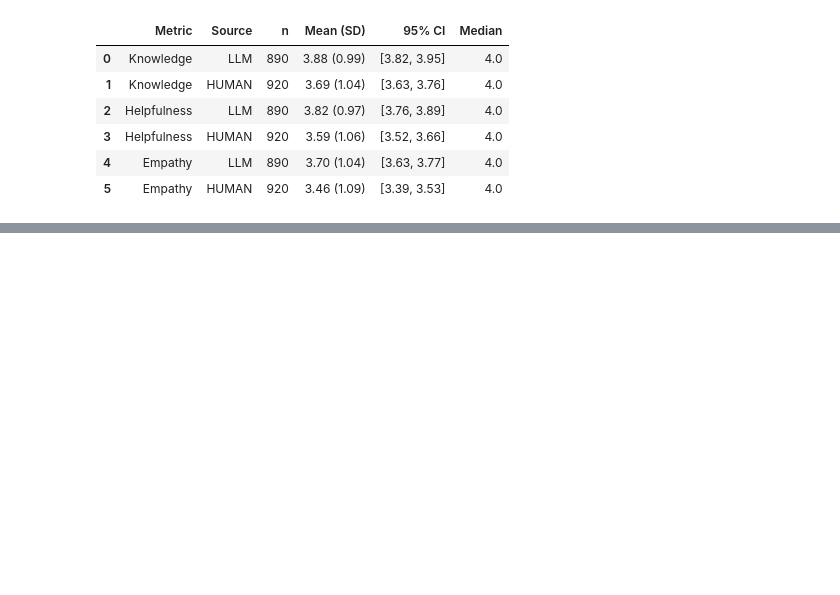
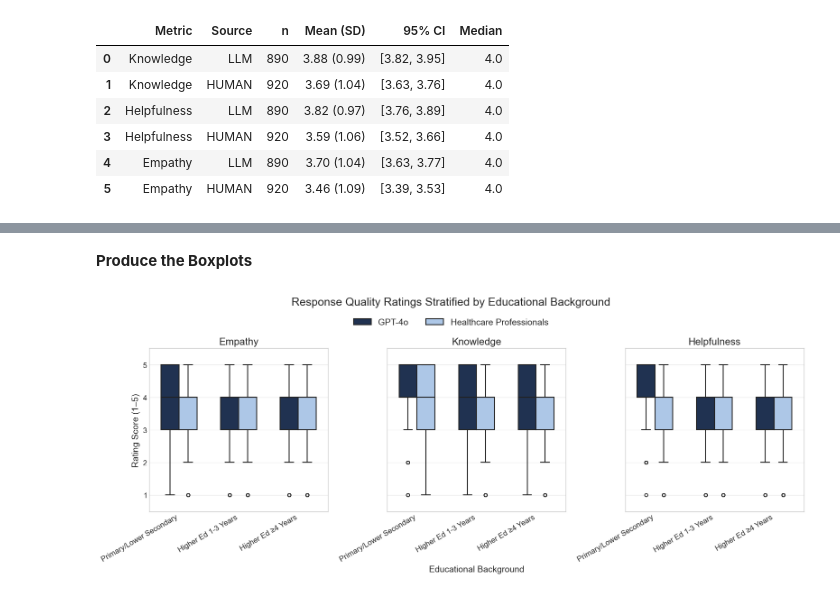
Before and after one commit to alu042/HumanVsRobot, a Jupyter notebook: data_analysis/diaguide_analysis.ipynb, the cells around one changed output, grey strips where cells are left out. Drawn from its saved outputs; the diff is of its cells as text; code cells hidden in the pictures; blank space fills up the shorter version.

```diff
--- a/data_analysis/diaguide_analysis.ipynb
+++ b/data_analysis/diaguide_analysis.ipynb
@@ -265,0 +1127,80 @@ desc_stats_table
+# %%
+# Map actual education levels to three groups
+edu_map = {
+    'grunnskole': 'Primary/Lower Secondary',
+    'hoyere_1_3': 'Higher Ed 1-3 Years',
+    'hoyere_4_5': 'Higher Ed ≥4 Years',
+    'hoyere_6_pluss': 'Higher Ed ≥4 Years',
+    'doktorgrad': 'Higher Ed ≥4 Years',
+    'prefer_not_to_say': None  # Exclude from analysis
+}
+
+df['edu_group'] = df['education_level'].map(edu_map)
+edu_order = ['Primary/Lower Secondary', 'Higher Ed 1-3 Years', 'Higher Ed ≥4 Years']
+# %% [markdown]
+**Produce the Boxplots**
+# %%
+import matplotlib.pyplot as plt
+import seaborn as sns
+
+metrics = ['empathy', 'knowledge', 'helpfulness']
+titles = ['Empathy', 'Knowledge', 'Helpfulness']
+palette = ['#183059', '#A3C6F1']  # dark blue, light blue
+
+fig, axes = plt.subplots(1, 3, figsize=(16, 6), sharey=True)
+fig.suptitle('Response Quality Ratings Stratified by Educational Background', fontsize=18, y=1.05)
+
+for i, (metric, title) in enumerate(zip(metrics, titles)):
+    ax = axes[i]
+    sns.boxplot(
+        data=df[df['edu_group'].notna()],
+        x='edu_group',
+        y=metric,
+        hue='source',
+        order=edu_order,
+        hue_order=['llm', 'human'],
+        palette=palette,
+        ax=ax,
+        width=0.6,
+        fliersize=5,
+        linewidth=1.5
+    )
+    ax.set_title(title, fontsize=16)
+    if i == 1:
+        ax.set_xlabel('Educational Background', fontsize=14)
+    else:
+        ax.set_xlabel('')
+    if i == 0:
+        ax.set_ylabel('Rating Score (1–5)', fontsize=14)
+    else:
+        ax.set_ylabel('')
+    ax.set_xticklabels(ax.get_xticklabels(), rotation=30, ha='right')
+    # Set y-axis from 0.5 to 5.5 with integer ticks
+    ax.set_ylim(0.5, 5.5)
+    ax.set_yticks([1, 2, 3, 4, 5])
+    ax.set_yticklabels([1, 2, 3, 4, 5])
+
+    #if i != 0:
+    #    ax.get_legend().remove()
+    #else:
+    #    ax.legend(title='', labels=['GPT-4o', 'Healthcare Professionals'], loc='upper left')
+
+    # Remove individual legends
+    ax.legend_.remove()
+
+plt.tight_layout()
+
+# Add a single, centered legend above the subplots
+handles, labels = axes[0].get_legend_handles_labels()
+labels=['GPT-4o', 'Healthcare Professionals']
+fig.legend(
+    handles, labels, title='', ncol=2, loc='upper center',
+    bbox_to_anchor=(0.5, 1.00), frameon=False, fontsize=14
+)
+
+# --- Save the figure in publication quality ---
+#fig.savefig('Figs/figure_4_education_level_boxplots.png', dpi=300, bbox_inches='tight')  # PNG, 300 dpi
+#fig.savefig('Figs/figure_4_education_level_boxplots.pdf', bbox_inches='tight')          # PDF (vector graphics)
+plt.show()
+# %% [output]
+[figure, added]
```
Also changed, not shown: parts of 61 cells of this notebook, 11 other files.
